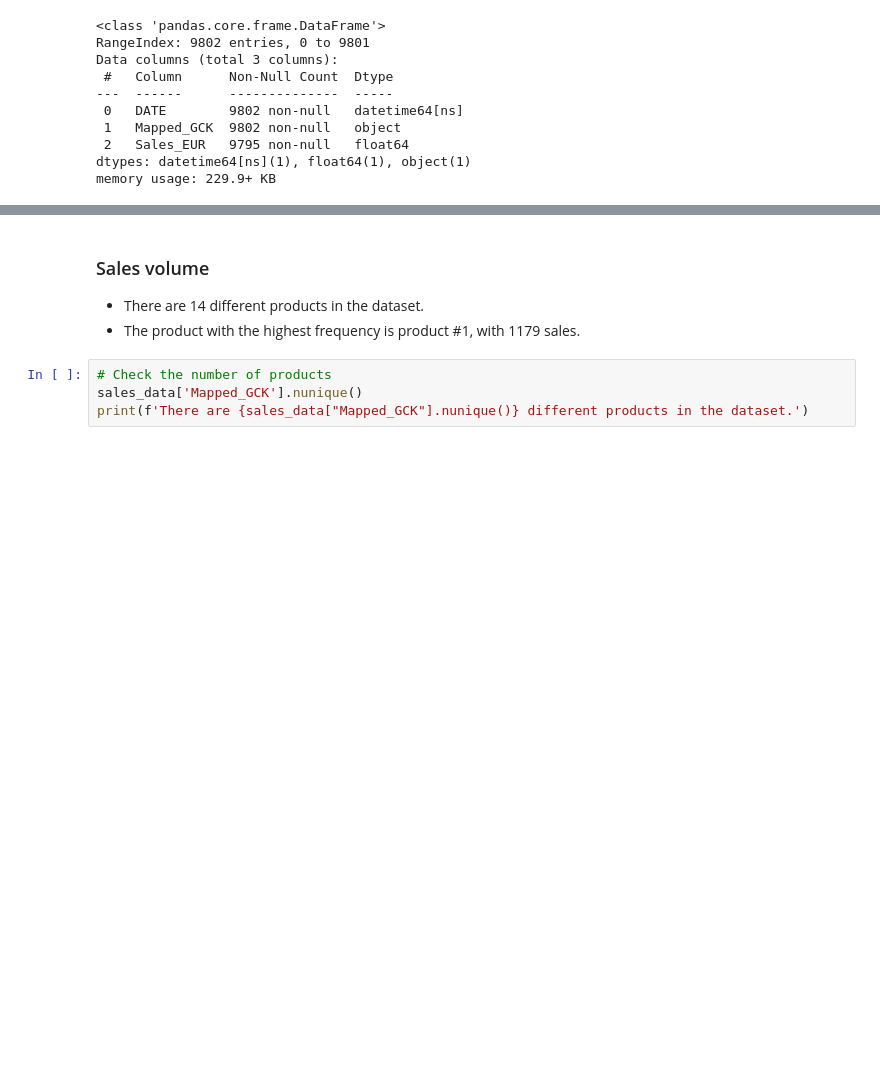
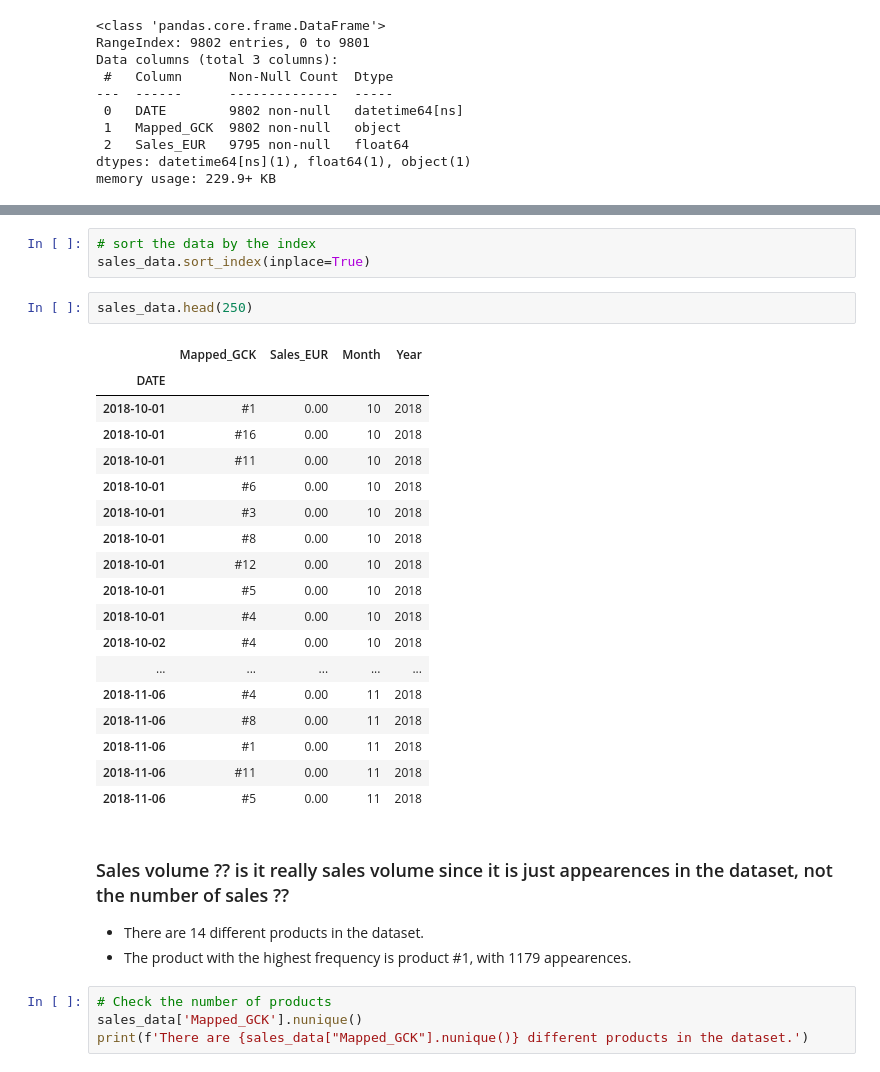
Before and after one commit to RubenCMarques/Case-2--Siemens-Sales-Forecast, a Jupyter notebook: Notebooks/Diogo_workspace.ipynb, the cells around one changed output, grey strips where cells are left out. Cells and saved outputs as stored; diff of their text form; blank space fills up the shorter version.

```diff
--- a/Notebooks/Diogo_workspace.ipynb
+++ b/Notebooks/Diogo_workspace.ipynb
@@ -115,8 +152,32 @@ memory usage: 229.9+ KB
+# %%
+# sort the data by the index
+sales_data.sort_index(inplace=True)
+# %%
+sales_data.head(250)
+# %% [output]
+|  | Mapped_GCK | Sales_EUR | Month | Year |
+| DATE |  |  |  |  |
+| 2018-10-01 | #1 | 0.00 | 10 | 2018 |
+| 2018-10-01 | #16 | 0.00 | 10 | 2018 |
+| 2018-10-01 | #11 | 0.00 | 10 | 2018 |
+| 2018-10-01 | #6 | 0.00 | 10 | 2018 |
+| 2018-10-01 | #3 | 0.00 | 10 | 2018 |
+| 2018-10-01 | #8 | 0.00 | 10 | 2018 |
+| 2018-10-01 | #12 | 0.00 | 10 | 2018 |
+| 2018-10-01 | #5 | 0.00 | 10 | 2018 |
+| 2018-10-01 | #4 | 0.00 | 10 | 2018 |
+| 2018-10-02 | #4 | 0.00 | 10 | 2018 |
+| ... | ... | ... | ... | ... |
+| 2018-11-06 | #4 | 0.00 | 11 | 2018 |
+| 2018-11-06 | #8 | 0.00 | 11 | 2018 |
+| 2018-11-06 | #1 | 0.00 | 11 | 2018 |
+| 2018-11-06 | #11 | 0.00 | 11 | 2018 |
+| 2018-11-06 | #5 | 0.00 | 11 | 2018 |
 # %% [markdown]
-### Sales volume
+### Sales volume ?? is it really sales volume since it is just appearences in the dataset, not the number of sales ??
 
 * There are 14 different products in the dataset.
-* The product with the highest frequency is product #1, with 1179 sales.
+* The product with the highest frequency is product #1, with 1179 appearences.
 # %%
 # Check the number of products
 sales_data['Mapped_GCK'].nunique()
```
Also changed, not shown: parts of 20 cells of this notebook.
